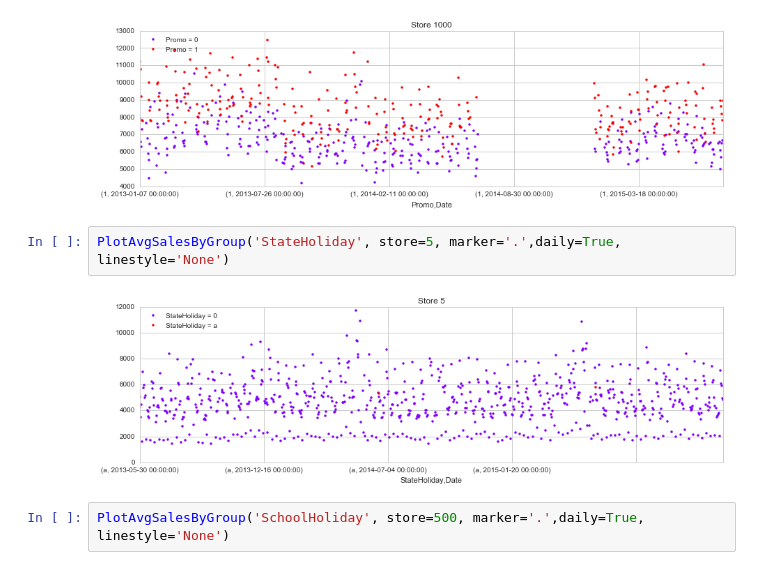
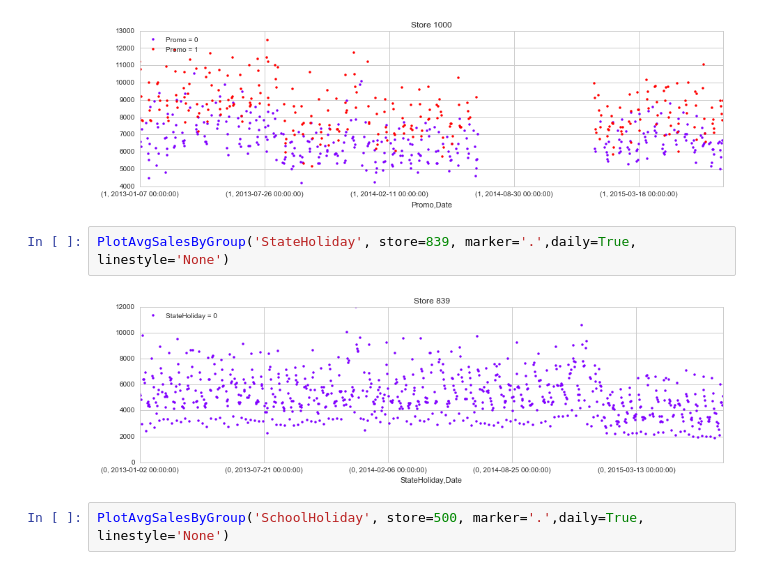
Before and after one commit to rocket-ron/kaggle, a Jupyter notebook: rossman/Exploratory_3.ipynb, the cells around one changed output. Drawn from its saved outputs; the diff is of its cells as text.

```diff
--- a/rossman/Exploratory_3.ipynb
+++ b/rossman/Exploratory_3.ipynb
@@ -360,9 +360,9 @@ PlotAvgSalesByGroup('Promo', store=1000, marker='.',daily=True, linestyle='None'
 # %% [output]
 [figure]
 # %%
-PlotAvgSalesByGroup('StateHoliday', store=5, marker='.',daily=True, linestyle='None')
+PlotAvgSalesByGroup('StateHoliday', store=839, marker='.',daily=True, linestyle='None')
 # %% [output]
-[figure, old version]
+[figure, new version]
 # %%
 PlotAvgSalesByGroup('SchoolHoliday', store=500, marker='.',daily=True, linestyle='None')
 # %% [output]
```
Also changed, not shown: parts of 1 cell of this notebook, 1 other file.
